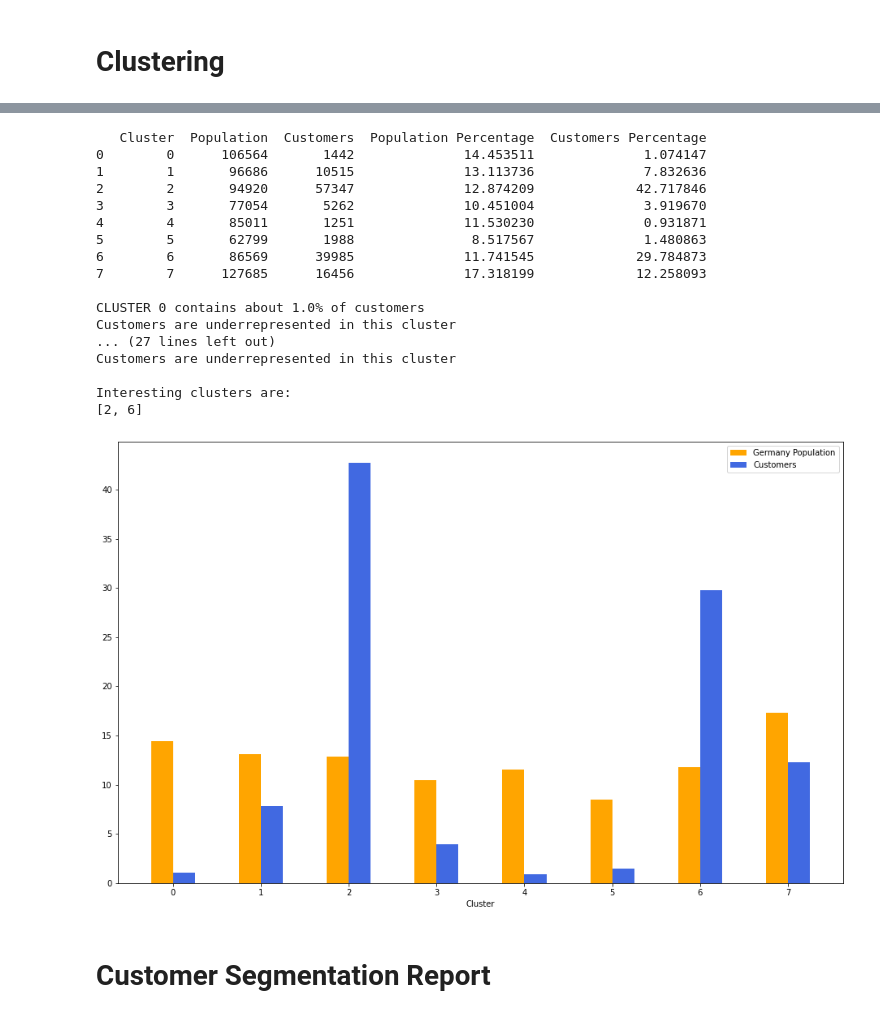
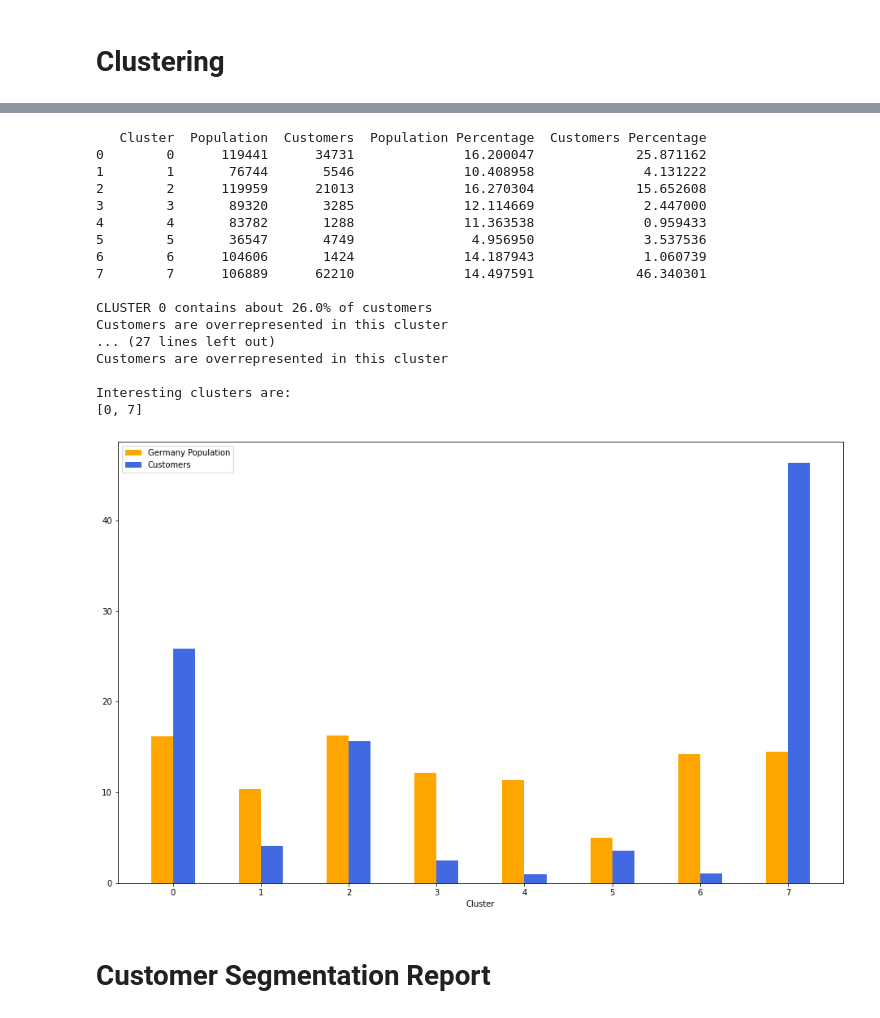
Before and after one commit to camilomesa/Customer-Segmentation-and-Acquisition, a Jupyter notebook: Customer Segmentation and Acquisition.ipynb, the cells around one changed output, grey strips where cells are left out. Drawn from its saved outputs; the diff is of its cells as text; code cells hidden in the pictures.

```diff
--- a/Customer Segmentation and Acquisition.ipynb
+++ b/Customer Segmentation and Acquisition.ipynb
@@ -44,3 +49,14 @@ customers_selected = pd.read_csv('customers_selected.csv')
 # %%
 azdias_pca = PCA(random_state = SEED)
 azdias_pc = azdias_pca.fit_transform(azdias_selected)
+# %%
+# Distribution of variance plot
+n_azdias = azdias_selected.shape[1]
+x_axis = np.arange(n_azdias)
+var_per = azdias_pca.explained_variance_ratio_
+fig = plt.figure(figsize=(20, 12))
+ax = fig.add_subplot()
+ax.set_xlabel('Number of components')
+ax.set_ylabel('Percentage of variance explained')
+plt.bar(x_axis, var_per)
+plt.show()
@@ -46,0 +65,13 @@ azdias_pc = azdias_pca.fit_transform(azdias_selected)
+# %%
+# sorted list of cummulative sums of explained variance
+cumm_var = azdias_pca.explained_variance_ratio_.cumsum()
+# plot to visualize the cummulative percentage of variance explained over the number of components
+fig = plt.figure(figsize=(20, 12))
+ax = fig.add_subplot()
+ax.set_xlabel('Number of components')
+ax.set_ylabel('Cummulative Percentage of variance explained')
+ax.set_xticks(np.arange(0, 45, 2))
+ax.set_yticks(np.arange(0,1.1, 0.1))
+ax.grid()
+plt.plot(cumm_var)
+plt.show()
@@ -77,8 +110,8 @@ azdias_pc.to_csv('azdias_pc.csv', index=False)
 customers_pc.to_csv('customers_pc.csv', index=False)
 # %%
 #Load the azdias and customers principal components at 50% variance
-azdias_pc = pd.read_csv('azdias_pc.csv')
-customers_pc = pd.read_csv('customers_pc.csv')
+#azdias_pc = pd.read_csv('azdias_pc.csv')
+#customers_pc = pd.read_csv('customers_pc.csv')
 # %% [markdown]
 # Clustering
 # %% [markdown]
@@ -110,7 +142,7 @@ plt.show()
 # %%
 #Train clustering model with k=8
-kmeans = MiniBatchKMeans(n_clusters=8, batch_size=100, random_state = SEED)
-#kmeans = KMeans(n_clusters=8,random_state = SEED)
+kmeans = KMeans(n_clusters=8, random_state = SEED)
+#kmeans = KMeans(n_clusters=9,random_state = SEED)
 clusters_model = kmeans.fit(azdias_pc)
 
 #Predict the cluster of each sample using the above model
@@ -137,46 +169,46 @@ x1 = np.arange(8)
 x2 = [x + bar_w for x in x1]
 plt.figure(figsize = (16,10))
 plt.bar(x1, cluster_distribution['Population Percentage'].values, color = 'orange', width = bar_w, label = 'Germany Population')
 plt.bar(x2, cluster_distribution['Customers Percentage'].values, color = 'royalblue', width = bar_w, label = 'Customers')
 plt.xlabel('Cluster')
 plt.xticks([r + bar_w/2 for r in range(8)],['0', '1', '2', '3', '4', '5', '6', '7'])
 plt.legend()
 plt.show;
 
 #table with summary of distributions
 print(cluster_distribution)
 interesting_clusters = []
 for i in cluster_distribution.Cluster.values:
     #print('CLUSTER '+str(i)+':')
     number = cluster_distribution['Customers Percentage'].loc[i]
     print('\n\033[1mCLUSTER ' + str(i) + '\033[0m contains about {}% of customers'.format(round(number)))
     if number > cluster_distribution['Population Percentage'].loc[i]:
         interesting_clusters.append(i)
         print('Customers are \033[1m' + 'overrepresented' '\033[0m in this cluster\n')
     else:
         print ('Customers are \033[1m' + 'underrepresented' '\033[0m in this cluster \n')
 
 print('Interesting clusters are:')
 print(interesting_clusters)
 # %% [output]
    Cluster  Population  Customers  Population Percentage  Customers Percentage
-0        0      106564       1442              14.453511              1.074147
-1        1       96686      10515              13.113736              7.832636
-2        2       94920      57347              12.874209             42.717846
-3        3       77054       5262              10.451004              3.919670
-4        4       85011       1251              11.530230              0.931871
-5        5       62799       1988               8.517567              1.480863
-6        6       86569      39985              11.741545             29.784873
-7        7      127685      16456              17.318199             12.258093
+0        0      119441      34731              16.200047             25.871162
+1        1       76744       5546              10.408958              4.131222
+2        2      119959      21013              16.270304             15.652608
+3        3       89320       3285              12.114669              2.447000
+4        4       83782       1288              11.363538              0.959433
+5        5       36547       4749               4.956950              3.537536
+6        6      104606       1424              14.187943              1.060739
+7        7      106889      62210              14.497591             46.340301
 
-CLUSTER 0 contains about 1.0% of customers
-Customers are underrepresented in this cluster
+CLUSTER 0 contains about 26.0% of customers
+Customers are overrepresented in this cluster
 ... (27 lines left out)
-Customers are underrepresented in this cluster
+Customers are overrepresented in this cluster
 
 Interesting clusters are:
-[2, 6]
+[0, 7]
-[figure, old version]
+[figure, new version]
 # %% [markdown]
 # Customer Segmentation Report
 # %% [markdown]
```
Also changed, not shown: parts of 49 cells of this notebook, 1 other file.
